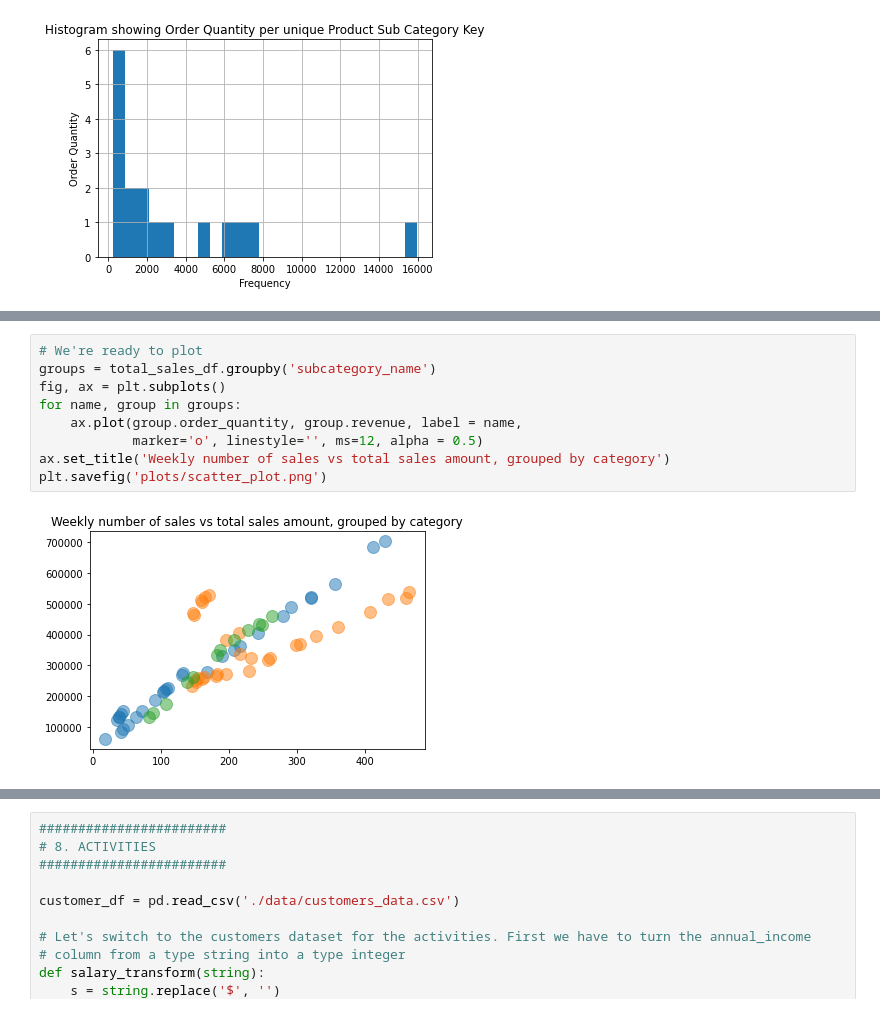
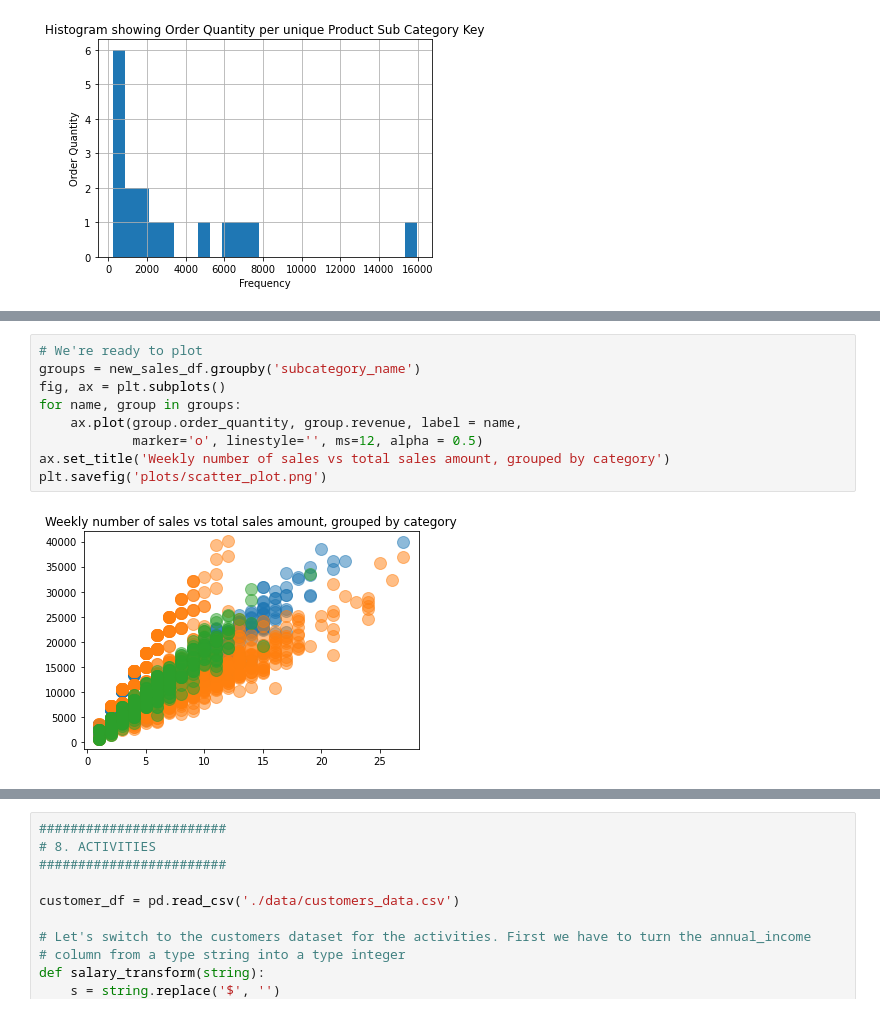
Before and after one commit to kirit93/python_training, a Jupyter notebook: module6_data_analysis_in_pandas_NEW.ipynb, the cells around one changed output, grey strips where cells are left out. Drawn from its saved outputs; the diff is of its cells as text.

```diff
--- a/module6_data_analysis_in_pandas_NEW.ipynb
+++ b/module6_data_analysis_in_pandas_NEW.ipynb
@@ -1012,14 +1010,14 @@ new_sales_df.head()
 # %%
 # We're ready to plot
-groups = total_sales_df.groupby('subcategory_name')
+groups = new_sales_df.groupby('subcategory_name')
 fig, ax = plt.subplots()
 for name, group in groups:
     ax.plot(group.order_quantity, group.revenue, label = name,
             marker='o', linestyle='', ms=12, alpha = 0.5)
 ax.set_title('Weekly number of sales vs total sales amount, grouped by category')
 plt.savefig('plots/scatter_plot.png')
 # %% [output]
-[figure, old version]
+[figure, new version]
 # %%
 ##########
 # 7.5 SCATTER PLOT WITH NICER FORMATTING
```
Also changed, not shown: parts of 26 cells of this notebook, 2 other files.
